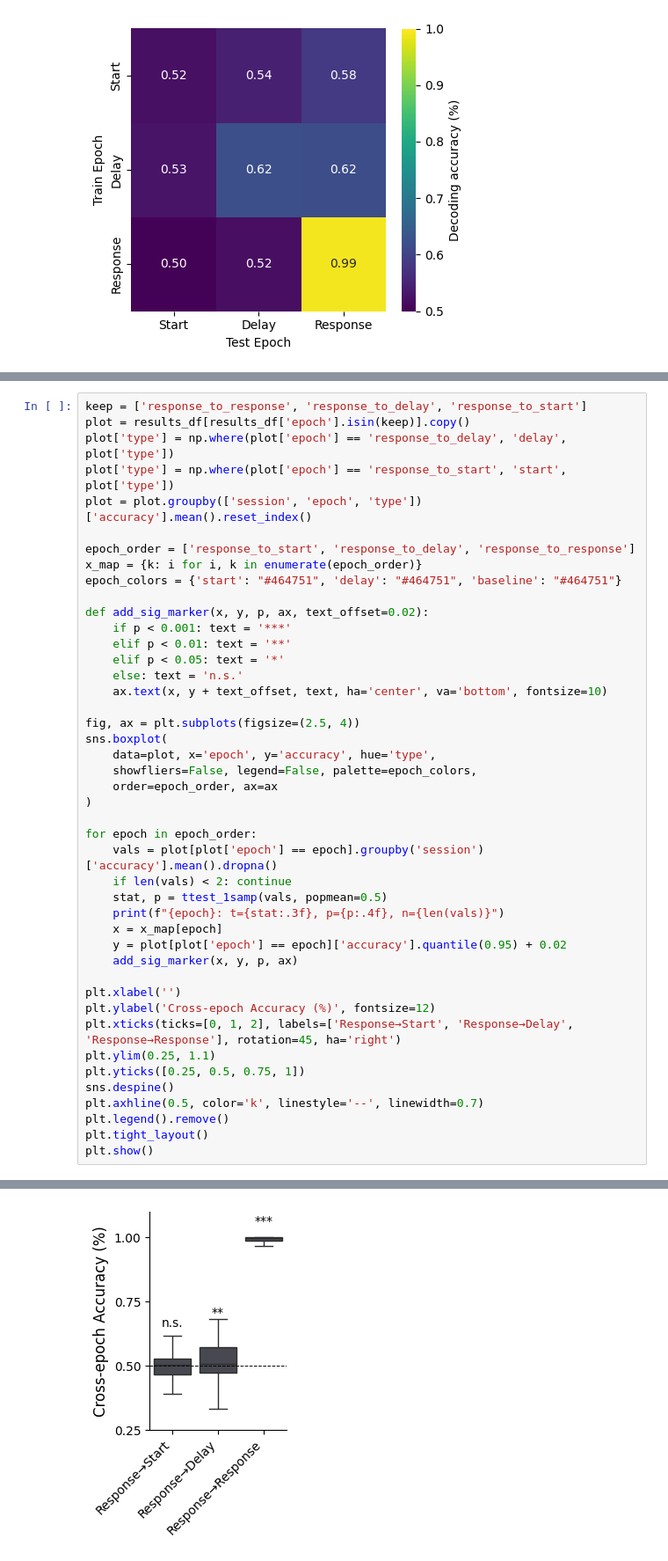
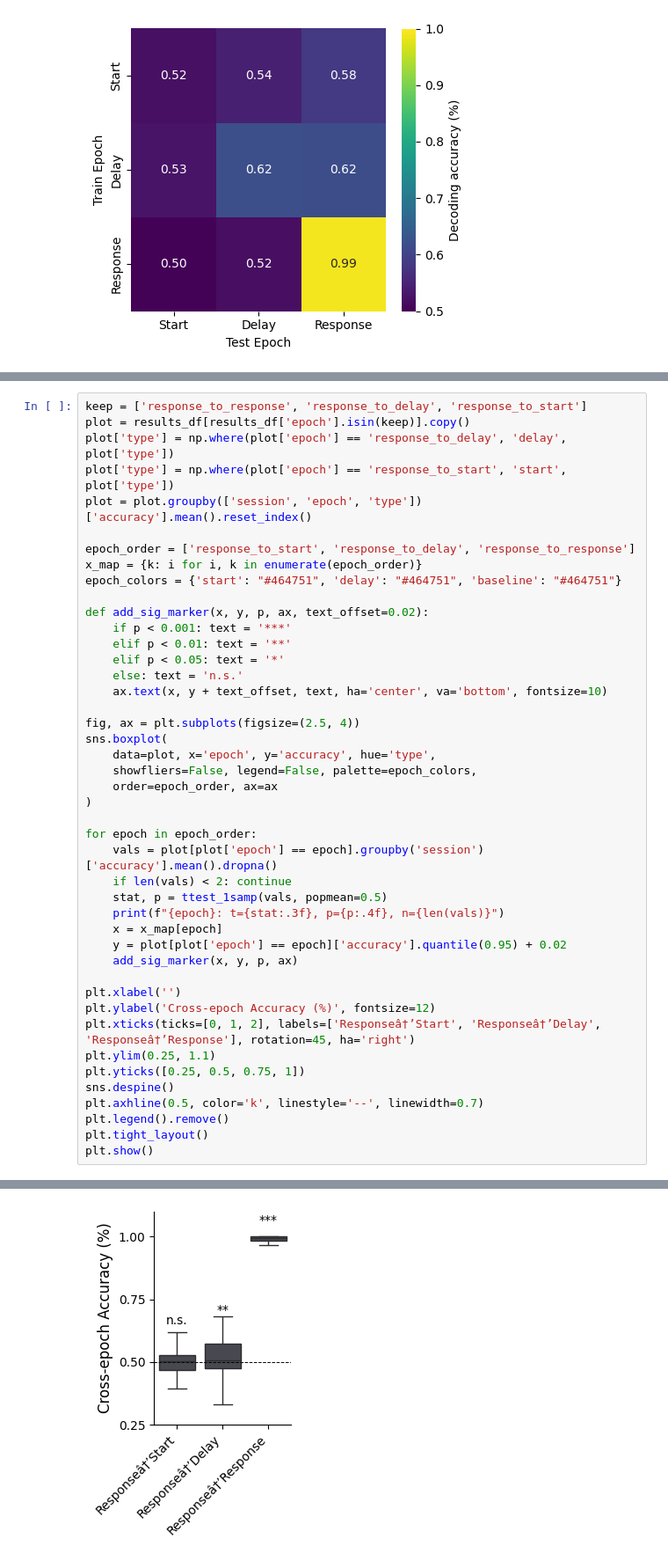
Before and after one commit to tiffanyona/WM_manuscript_FIGURES, a Jupyter notebook: code/supp_figures/supp_fig_15_posture_code/supp_fig_15_posture_choice_decoding.ipynb, the cells around one changed output, grey strips where cells are left out. Shown at 88% size. Saved outputs shown, nothing was run; the diff lists cells and outputs as text.

```diff
--- a/code/supp_figures/supp_fig_15_posture_code/supp_fig_15_posture_choice_decoding.ipynb
+++ b/code/supp_figures/supp_fig_15_posture_code/supp_fig_15_posture_choice_decoding.ipynb
@@ -328,32 +328,32 @@ def add_sig_marker(x, y, p, ax, text_offset=0.02):
 
 fig, ax = plt.subplots(figsize=(2.5, 4))
 sns.boxplot(
     data=plot, x='epoch', y='accuracy', hue='type',
     showfliers=False, legend=False, palette=epoch_colors,
     order=epoch_order, ax=ax
 )
 
 for epoch in epoch_order:
     vals = plot[plot['epoch'] == epoch].groupby('session')['accuracy'].mean().dropna()
     if len(vals) < 2: continue
     stat, p = ttest_1samp(vals, popmean=0.5)
     print(f"{epoch}: t={stat:.3f}, p={p:.4f}, n={len(vals)}")
     x = x_map[epoch]
     y = plot[plot['epoch'] == epoch]['accuracy'].quantile(0.95) + 0.02
     add_sig_marker(x, y, p, ax)
 
 plt.xlabel('')
 plt.ylabel('Cross-epoch Accuracy (%)', fontsize=12)
-plt.xticks(ticks=[0, 1, 2], labels=['Response→Start', 'Response→Delay', 'Response→Response'], rotation=45, ha='right')
+plt.xticks(ticks=[0, 1, 2], labels=['Responseâ†’Start', 'Responseâ†’Delay', 'Responseâ†’Response'], rotation=45, ha='right')
 plt.ylim(0.25, 1.1)
 plt.yticks([0.25, 0.5, 0.75, 1])
 sns.despine()
 plt.axhline(0.5, color='k', linestyle='--', linewidth=0.7)
 plt.legend().remove()
 plt.tight_layout()
 plt.show()
 # %% [output]
 response_to_start: t=0.692, p=0.4900, n=135
 response_to_delay: t=3.067, p=0.0026, n=135
 response_to_response: t=409.495, p=0.0000, n=135
-[figure, old version]
+[figure, new version]
```
Also changed, not shown: parts of 8 cells of this notebook, 26 other files.
